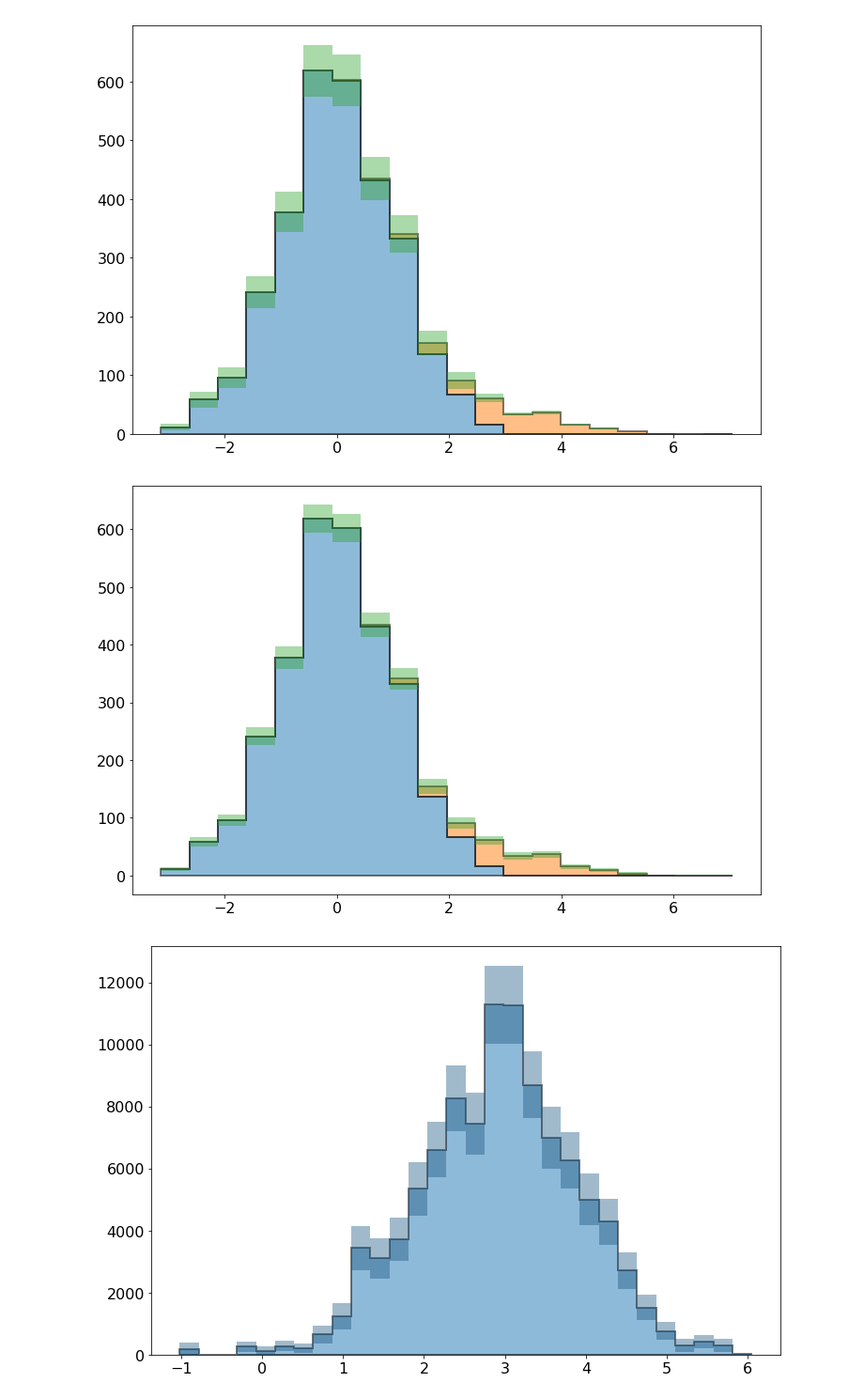
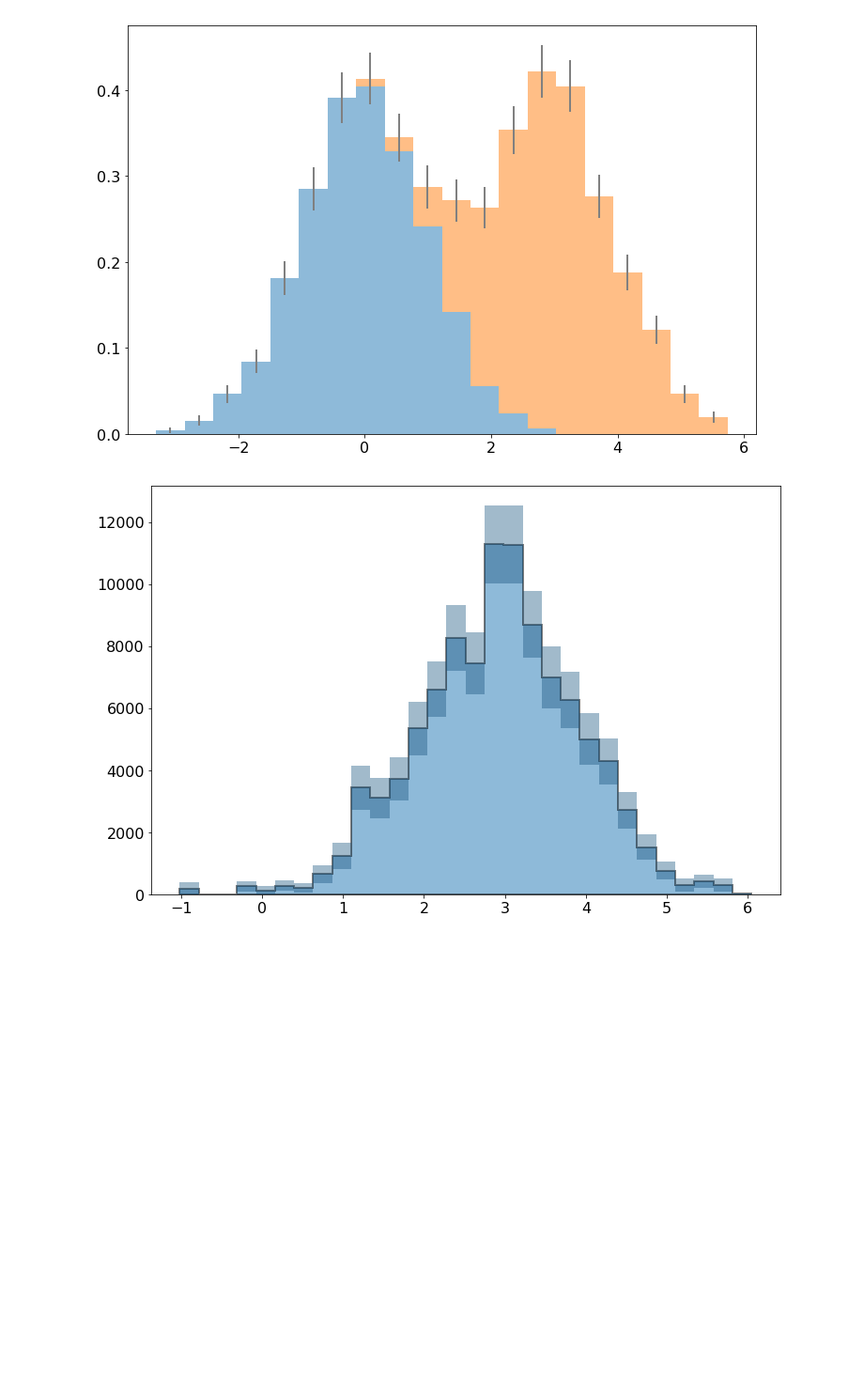
Before and after one commit to pollackscience/histogram_plus, a Jupyter notebook: scripts/hist_plus.ipynb, the cells around one changed output. Shown at 94% size. Cells and saved outputs as stored; diff of their text form; code cells hidden in the pictures; blank space fills up the shorter version.

```diff
--- a/scripts/hist_plus.ipynb
+++ b/scripts/hist_plus.ipynb
@@ -56,22 +63,21 @@ for t in types:
 # %%
 stack_d_test = [sorted(data)[20:-20]]*2
-oh = hist([data,data2], bins=20, weights=[weights,weights3], errorbars=True, histtype='stepfilled',
-          stacked=True, err_style='band', normed=False, err_type='sumW2')
+#oh = hist([data,data2], bins=20, weights=[weights,weights3], errorbars=True, histtype='stepfilled',
+#          stacked=True, err_style='band', normed=False, err_type='sumW2')
 plt.figure()
-oh = hist([data,data2], bins=20, weights=[weights,weights3], errorbars=True, histtype='stepfilled',
-          stacked=True, err_style='band', normed=False, err_type='gaussian')
+oh = hist([data,data2], bins=20, errorbars=True, histtype='stepfilled',
+          stacked=True, err_style='line', normed=True, scale=2, err_color='grey')
 #o = hist(stack_d_test, bins=30, errorbars=False, histtype='step', stacked=True, err_style='line', normed=True, range=(-1,1), scale=2)
 #plt.figure()
 #op = plt.hist(stack_d_test, bins=30, alpha=0.5, histtype='stepfilled',stacked=True, normed=True, range=(-1,1))
 
 #plt.title('type: {0}, norm: {1}, scale: {2}, binning: {3}'.format(t, n, s, b))
 #hist(data, bins=20, histtype='stepfilled', normed=True, scale='binwidth', errorbars=True, color='C6')
 #print o
 #print op
 #np.sum(o[0][1])*(o[1][1]-o[1][0])
 # %% [output]
-[figure, old version]
+[figure, new version]
-[figure, removed]
 # %%
 _ = hist(data2, bins=30, weights=weights2, histtype='stepfilled', errorbars=True)
 plt.figure()
```
Also changed, not shown: parts of 10 cells of this notebook, 56 other files.
